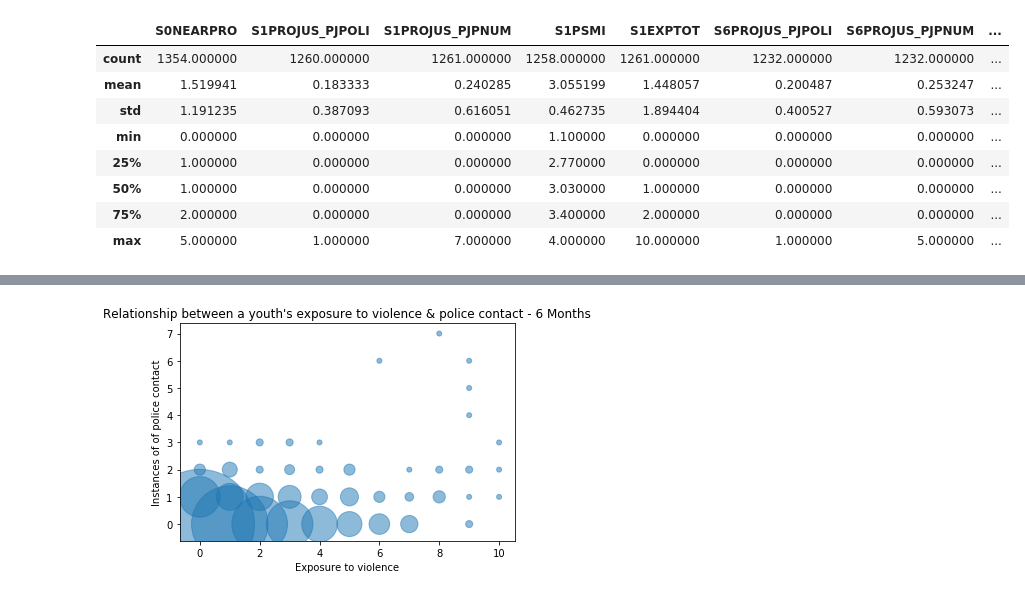
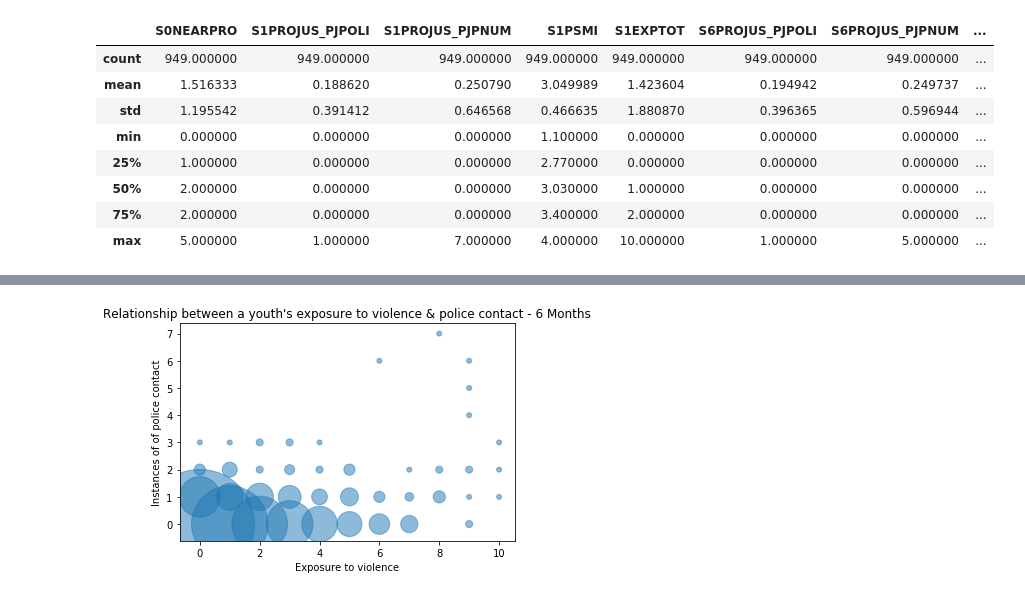
Before and after one commit to rechnikov/ppol-670-cl1190, a Jupyter notebook: ResearchMemoCode.ipynb, the cells around one changed output, grey strips where cells are left out. Cells and saved outputs as stored; diff of their text form; code cells hidden in the pictures.

```diff
--- a/ResearchMemoCode.ipynb
+++ b/ResearchMemoCode.ipynb
@@ -16,27 +17,36 @@ from sklearn.neighbors import KNeighborsClassifier
 from sklearn.ensemble import RandomForestClassifier
 from sklearn.model_selection import cross_val_score, train_test_split
 # %%
-## INTRODUCTORY NOTE: Our dataset is a selection of thirteen variables from a dataset containing hundreds. My computer kept crashing when I tried to load all the original Excel files for the purposes of isolating and combining the variables of interest which spread across multiple files, so I pulled out the variables of interest from the original datasets and re-combined them into the reference .csv.
-## Load Initial Dataset
-filename = 'S1month.csv'
+## Load Initial Datasets
+S0Data = pd.read_csv('S0Data.csv')
+S1Data = pd.read_csv('S1Data.csv')
+S6Data = pd.read_csv('S6Data.csv')
+SAData = pd.read_csv('SAData.csv')
+
+## Isolate Variables of Interest from Datasets
+S0Data = S0Data[['S0NEARPRO']]
+S1Data = S1Data[['S1PROJUS_PJPOLI', 'S1PROJUS_PJPNUM', 'S1PSMI', 'S1EXPTOT']]
+S6Data = S6Data[['S6PROJUS_PJPOLI', 'S6PROJUS_PJPNUM', 'S6PSMI', 'S6EXPTOT']]
+SAData = SAData[['SAPROJUS_PJPOLI', 'SAPROJUS_PJPNUM', 'SAPSMI', 'SAEXPTOT']]
+
+## Create Dataset
+Allmonth = pd.concat([S0Data, S1Data, S6Data, SAData], axis=1, sort=False)
 
 ## Create set variants & clean the data
-# Complete, unmodified dataset
-Allmonthraw = pd.read_csv(filename)
-
 # Modified Dataset 1: Skip pattern present in variable S#PROJUS_PJPNUM edited to reflect accurate instances of police contact (i.e., '0'); other skip-patterns replaced to reflect missing values
-Allmonth = pd.read_csv(filename, na_values = [-202, -201, -700, -300, -9, -8])
+Allmonth = Allmonth.replace([-202, -201, -700, -300, -9, -8], np.nan)
 Allmonth = Allmonth.replace({'S1PROJUS_PJPNUM': -101,
                             'S6PROJUS_PJPNUM': -101,
                             'SAPROJUS_PJPNUM': -101}, 0)
 ## The na_values indicate the following:
 ##      -202: Partial interview, data missing
 ##      -201: Missed interview
-##      -101: Not picked up by police during recall period
 ##      -700: Data missing due to bug in interview
 ##      -300: Too few answers for computation
 ##      -9: Didn't Know
 ##      -8: Refused
+##      -101: Not picked up by police during recall period (NOTE: This particular N/A value was a skip pattern and possesses an actual value of '0' (i.e., "was picked up by the police 0 times during the recall period") and was thus replaced by '0' and not 'NaN' during the data cleaning process.)
+
 
 # Modified Dataset 2: All 'NA' values dropped from observations.
 AllmonthNA = Allmonth.dropna()
@@ -55,16 +65,16 @@ SAPolConOnlyraw = AllcollapseNA.drop(AllcollapseNA[AllcollapseNA.SAPROJUS_PJPOLI
 SAPolConOnly = SAPolConOnlyraw.dropna()
 # %%
 # Generating table of summary statistics for all items in dataset
-Summarystats = Allmonth.drop(['CASEID', 'LINEID'], axis=1)
-Summarystats.describe()
+Allmonthstats = Allmonth.dropna()
+Allmonthstats.describe()
 # %% [output]
 |  | S0NEARPRO | S1PROJUS_PJPOLI | S1PROJUS_PJPNUM | S1PSMI | S1EXPTOT | S6PROJUS_PJPOLI | S6PROJUS_PJPNUM | ... |
-| count | 1354.000000 | 1260.000000 | 1261.000000 | 1258.000000 | 1261.000000 | 1232.000000 | 1232.000000 | ... |
-| mean | 1.519941 | 0.183333 | 0.240285 | 3.055199 | 1.448057 | 0.200487 | 0.253247 | ... |
-| std | 1.191235 | 0.387093 | 0.616051 | 0.462735 | 1.894404 | 0.400527 | 0.593073 | ... |
+| count | 949.000000 | 949.000000 | 949.000000 | 949.000000 | 949.000000 | 949.000000 | 949.000000 | ... |
+| mean | 1.516333 | 0.188620 | 0.250790 | 3.049989 | 1.423604 | 0.194942 | 0.249737 | ... |
+| std | 1.195542 | 0.391412 | 0.646568 | 0.466635 | 1.880870 | 0.396365 | 0.596944 | ... |
 | min | 0.000000 | 0.000000 | 0.000000 | 1.100000 | 0.000000 | 0.000000 | 0.000000 | ... |
 | 25% | 1.000000 | 0.000000 | 0.000000 | 2.770000 | 0.000000 | 0.000000 | 0.000000 | ... |
-| 50% | 1.000000 | 0.000000 | 0.000000 | 3.030000 | 1.000000 | 0.000000 | 0.000000 | ... |
+| 50% | 2.000000 | 0.000000 | 0.000000 | 3.030000 | 1.000000 | 0.000000 | 0.000000 | ... |
 | 75% | 2.000000 | 0.000000 | 0.000000 | 3.400000 | 2.000000 | 0.000000 | 0.000000 | ... |
 | max | 5.000000 | 1.000000 | 7.000000 | 4.000000 | 10.000000 | 1.000000 | 5.000000 | ... |
 # %%
```
Also changed, not shown: parts of 27 cells of this notebook.
